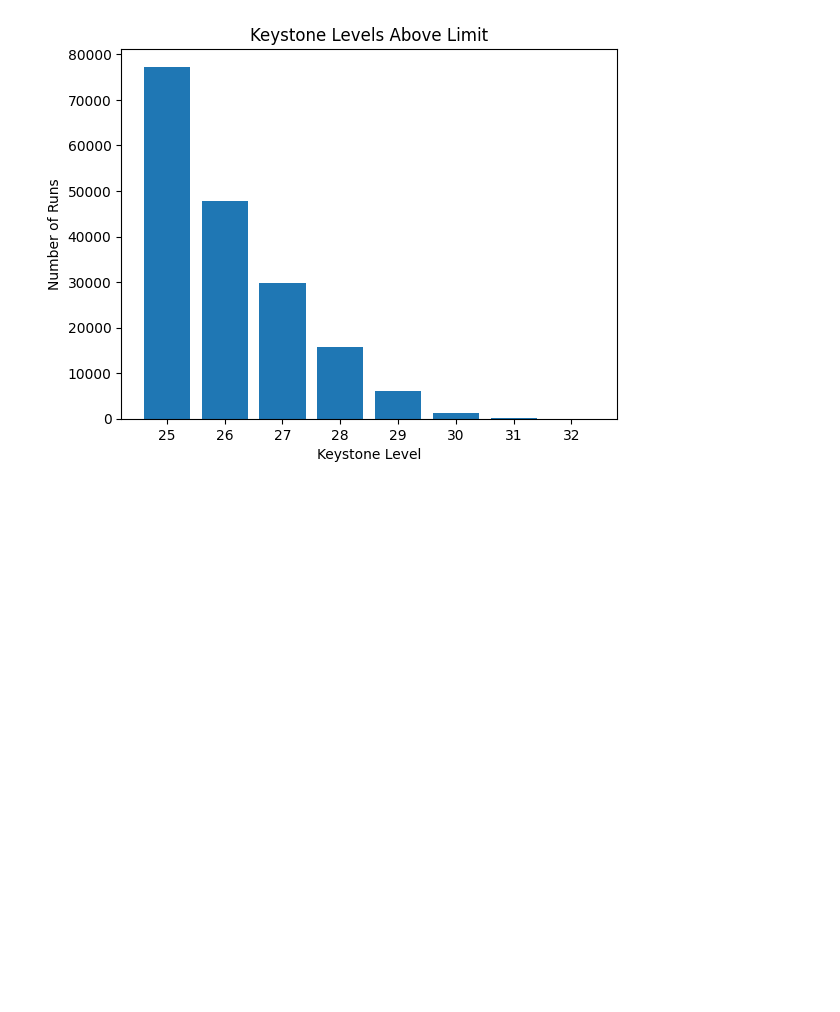
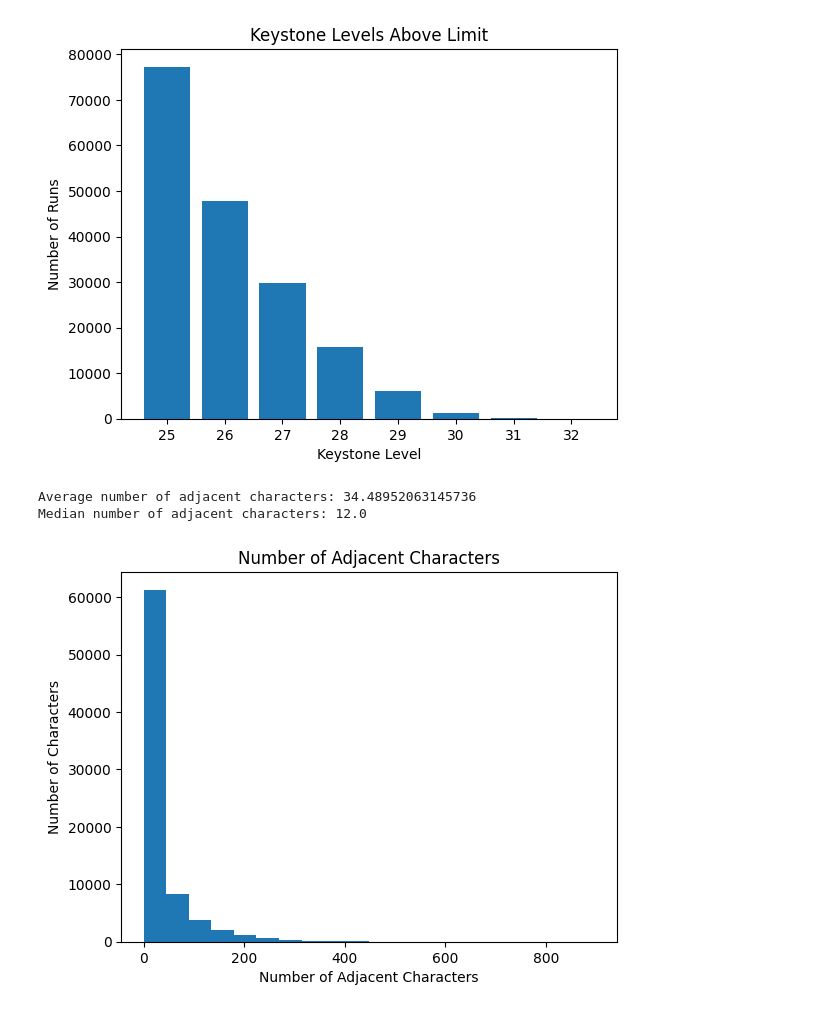
Before and after one commit to cvxluo/raider-i-know, a Jupyter notebook: analysis/analysis.ipynb, the cells around one changed output. Drawn from its saved outputs; the diff is of its cells as text; code cells hidden in the pictures; blank space fills up the shorter version.

```diff
--- a/analysis/analysis.ipynb
+++ b/analysis/analysis.ipynb
@@ -162,3 +164,36 @@ plot_levels(levels_above_limit, 'Keystone Levels Above Limit')
 # %% [output]
 [figure]
 [figure]
+# %%
+def num_adj_chars(character) :
+    runs = get_runs_with_character(character)
+    adj_chars = set()
+    for run in runs :
+        for char_oid in run.roster :
+            adj_chars.add(str(char_oid))
+    return len(adj_chars)
+
+adj_char_counts = []
+for character in tqdm(database_characters) :
+    adj_char_counts.append(num_adj_chars(character))
+
+
+avg_adj_chars = sum(adj_char_counts) / len(adj_char_counts)
+median_adj_chars = np.median(adj_char_counts)
+
+print(f'Average number of adjacent characters: {avg_adj_chars}')
+print(f'Median number of adjacent characters: {median_adj_chars}')
+
+def plot_adj_chars(adj_char_counts) :
+    num_bins = 20
+    plt.hist(adj_char_counts, bins=num_bins)
+    plt.title('Number of Adjacent Characters')
+    plt.xlabel('Number of Adjacent Characters')
+    plt.ylabel('Number of Characters')
+    plt.show()
+
+plot_adj_chars(adj_char_counts)
+# %% [output]
+Average number of adjacent characters: 34.48952063145736
+Median number of adjacent characters: 12.0
+[figure, added]
```
Also changed, not shown: parts of 2 cells of this notebook, 1 other file.
